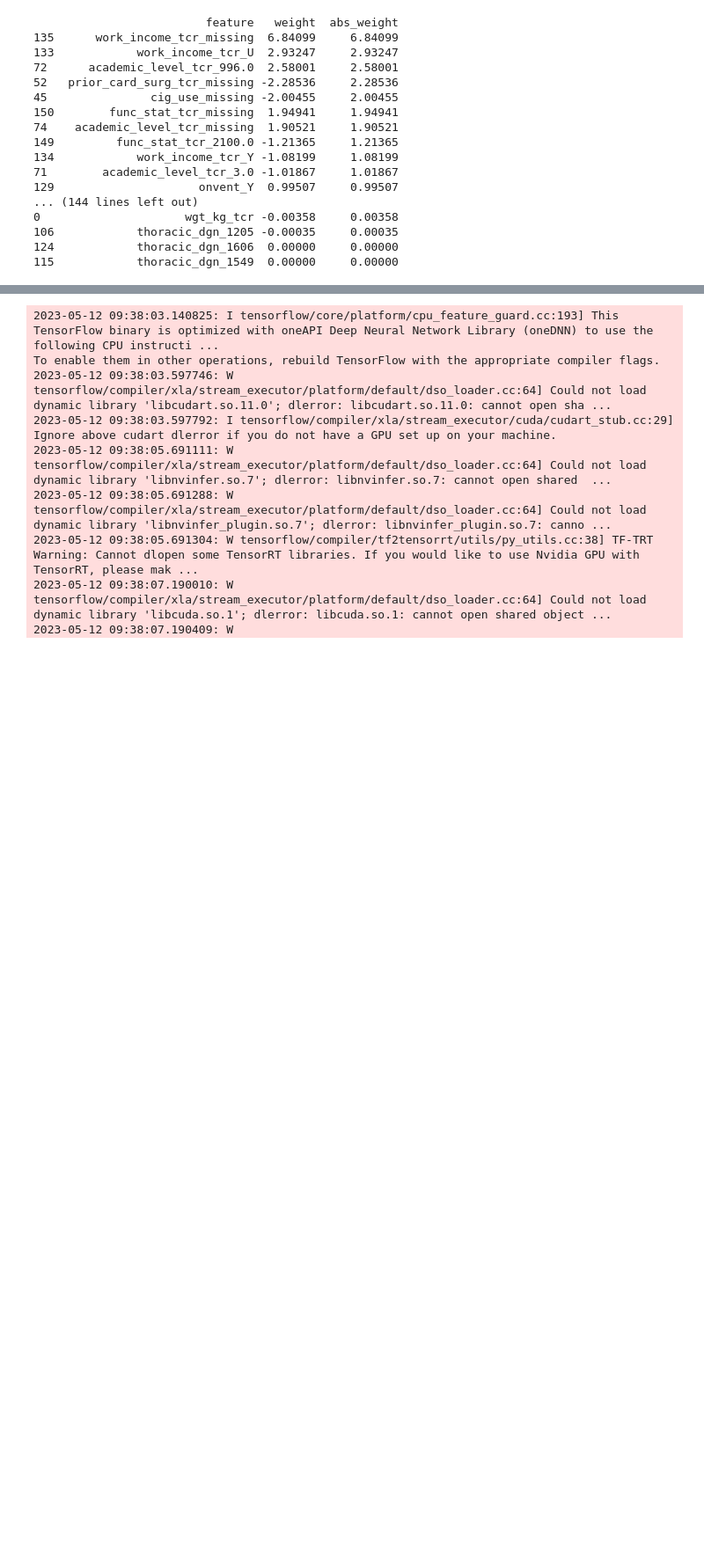
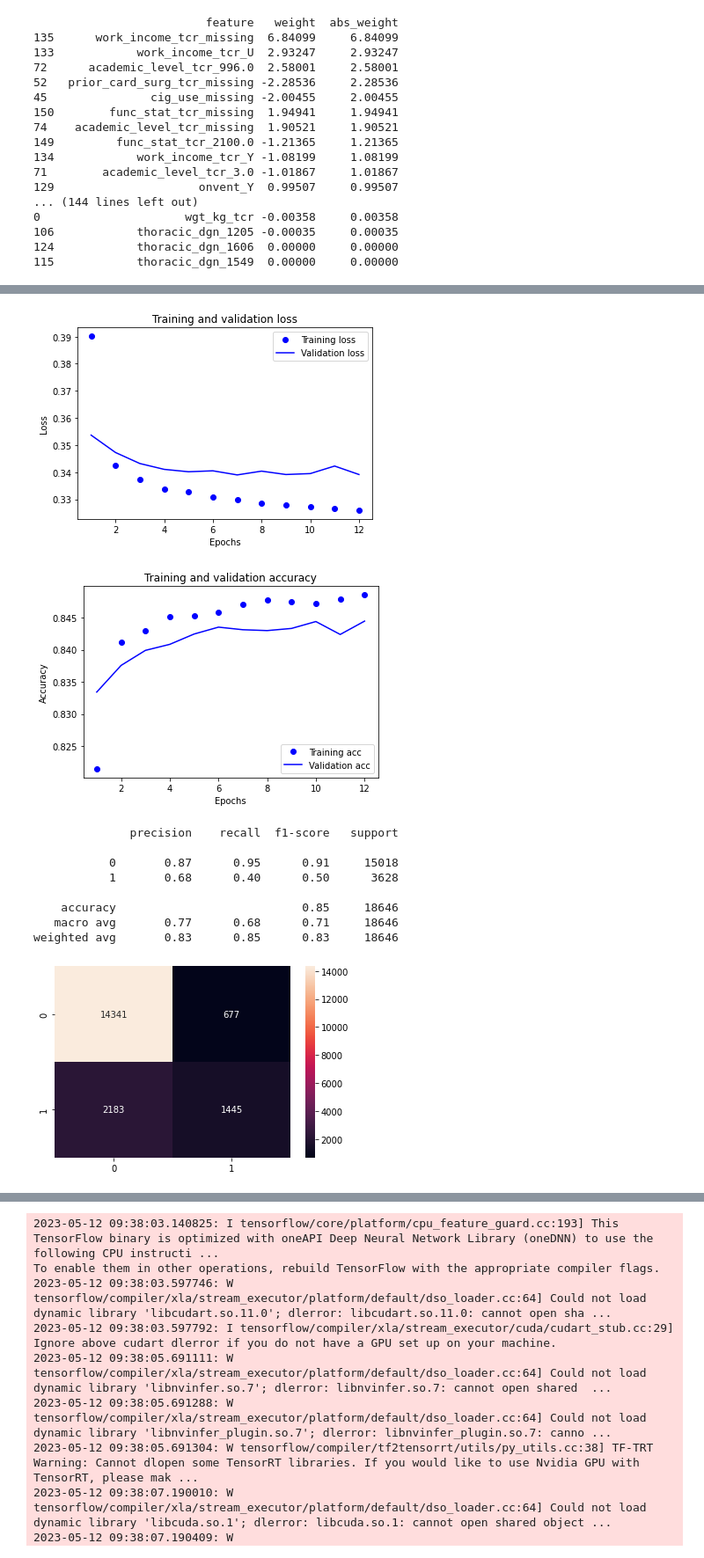
Before and after one commit to wansgar/edan70-project, a Jupyter notebook: column_categorization.ipynb, the cells around one changed output, grey strips where cells are left out. Shown at 88% size. Cells and saved outputs as stored; diff of their text form; code cells hidden in the pictures; blank space fills up the shorter version.

Commit message:
Tried smaller neural network models

```diff
--- a/column_categorization.ipynb
+++ b/column_categorization.ipynb
@@ -543,0 +567,13 @@ print(weights)
+# %%
+# 1*16 neural network
+from keras.models import Sequential
+from keras.layers import Dense
+
+m16 = Sequential([
+    Dense(16, activation="relu", input_shape=(X_train.shape[1],)),
+    Dense(1, activation="sigmoid")
+])
+
+m16.compile(optimizer="adam", loss="binary_crossentropy", metrics=["accuracy"])
+
+history = m16.fit(X_train, y_train, epochs=100, validation_split=0.2, callbacks=[early_stopping_monitor])
@@ -543,0 +598,5 @@ print(weights)
+# %%
+y_pred = np.round(m16.predict(X_test))
+print_training_history(history)
+print_evaluation(y_test, y_pred)
+# %% [output]
@@ -543,0 +604,11 @@ print(weights)
+[figure, added]
+[figure, added]
+              precision    recall  f1-score   support
+
+           0       0.87      0.95      0.91     15018
+           1       0.68      0.40      0.50      3628
+
+    accuracy                           0.85     18646
+   macro avg       0.77      0.68      0.71     18646
+weighted avg       0.83      0.85      0.83     18646
+[figure, added]
```
Also changed, not shown: parts of 25 cells of this notebook.
